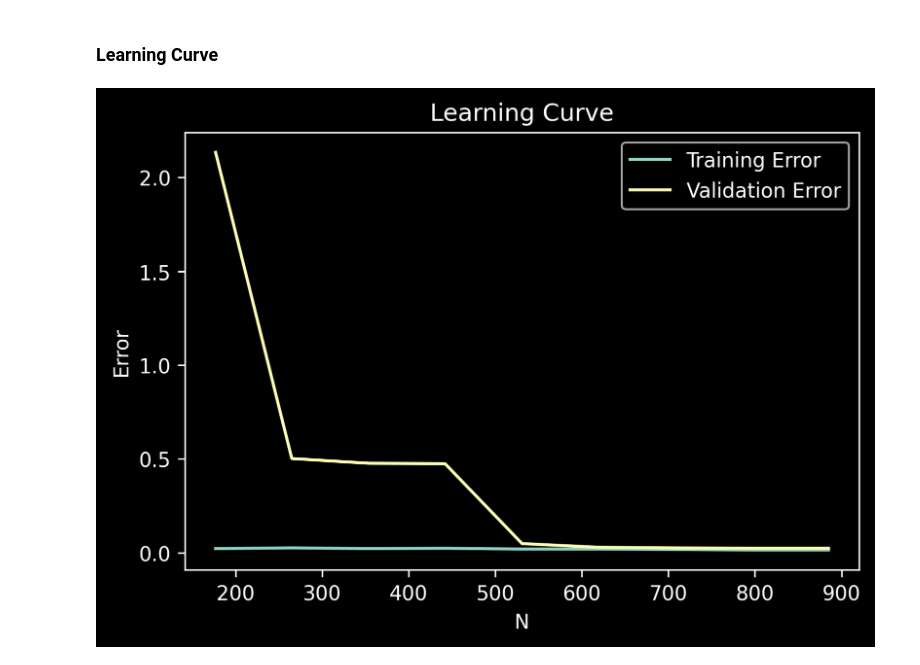
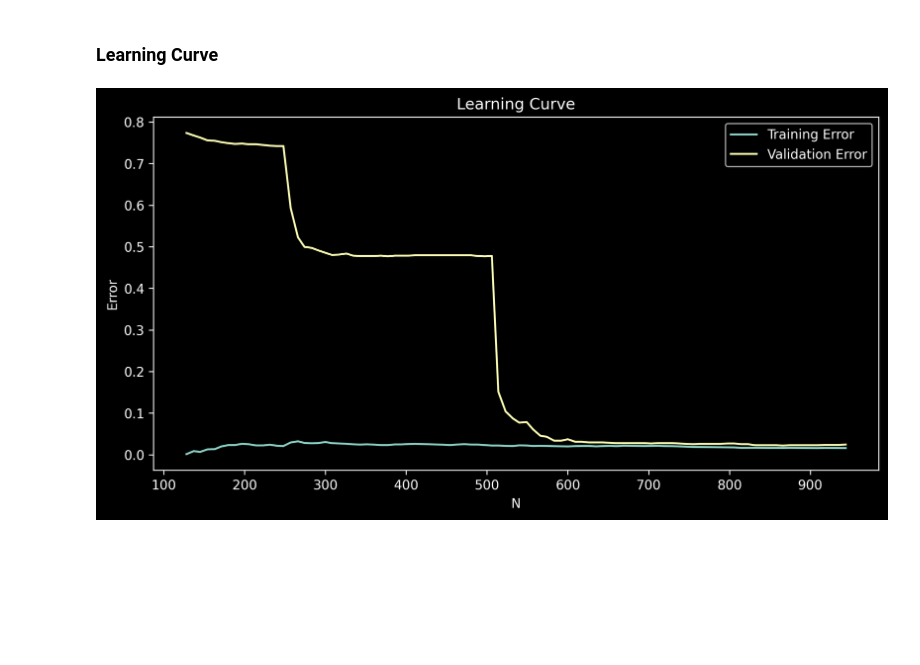
Before and after one commit to Marim1611/Bing-Bang-BodyLevel, a Jupyter notebook: ModelPipelines/SVM/Analysis.ipynb, the cells around one changed output. Cells and saved outputs as stored; diff of their text form; code cells hidden in the pictures; blank space fills up the shorter version.

```diff
--- a/ModelPipelines/SVM/Analysis.ipynb
+++ b/ModelPipelines/SVM/Analysis.ipynb
@@ -22,6 +22,10 @@ Features to keep ['Height' 'Weight' 'Veg_Consump']
 # %% [markdown]
 ### Validation Curve
 # %%
-C = np.linspace(1, 500, 50)
-validation_curves(clf, x_data_d, y_data_d,5, "C",C)
+x_data_d, y_data_d = read_data(kind='Numerical')
+clf = svm.SVC(kernel='linear', C=7)
+clf.fit(x_data_d, y_data_d)
+
+hyperparameters= {'C': np.linspace(1, 500, 50)}
+validation_curves(clf,x_data_d,y_data_d,5,hyperparameters)
 # %% [output]
@@ -30,7 +33,7 @@ Optimal C is around: 72.28571428571429
 # %% [markdown]
 ### Learning Curve
 # %%
-train_sizes=np.linspace(0.1, 1.0, 10)
-learning_curves(clf, x_data_d, y_data_d, cv=4,N=train_sizes)
+train_sizes=np.linspace(0.1, 1.0, 100)
+learning_curves(clf, x_data_d, y_data_d, cv=5,N=train_sizes)
 # %% [output]
-[figure, old version]
+[figure, new version]
```
Also changed, not shown: parts of 1 cell of this notebook, 2 other files.
